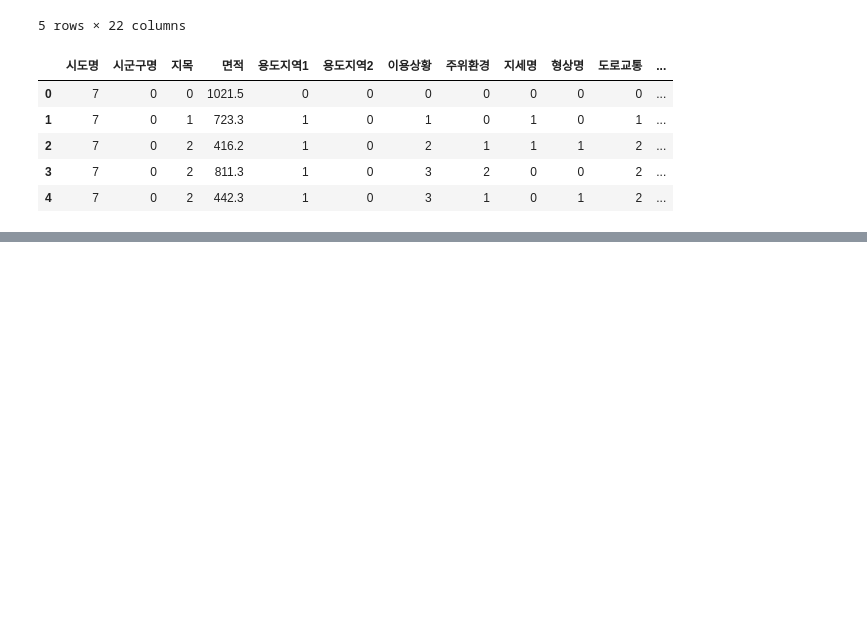
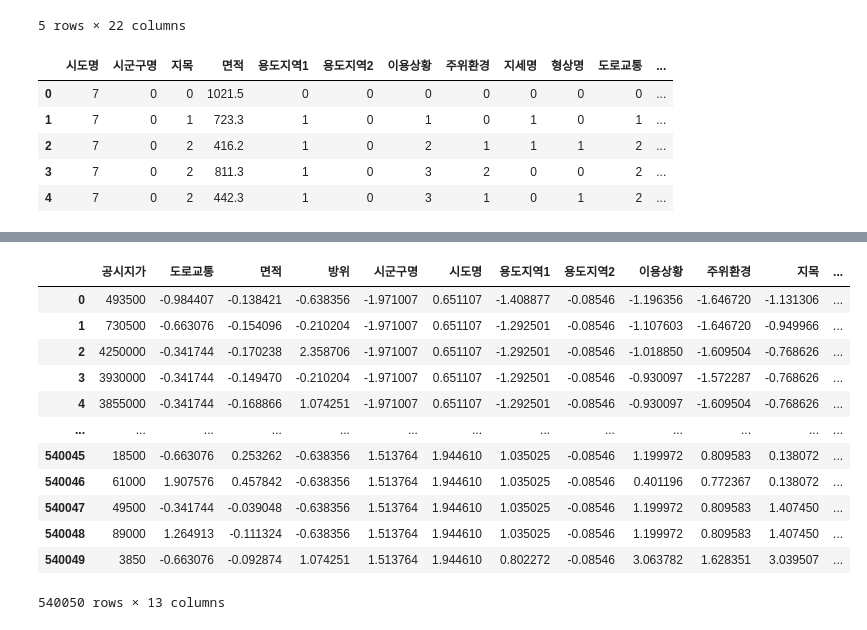
Before and after one commit to ruinsage/DataScience, a Jupyter notebook: 04_AI/02_머신러닝/ground_시간단축본.ipynb, the cells around one changed output, grey strips where cells are left out. Cells and saved outputs as stored; diff of their text form; code cells hidden in the pictures; blank space fills up the shorter version.

```diff
--- a/04_AI/02_머신러닝/ground_시간단축본.ipynb
+++ b/04_AI/02_머신러닝/ground_시간단축본.ipynb
@@ -34,0 +51,24 @@ ground_data.head()
+# %%
+target = ground3['공시지가']
+# %%
+ground_data = ground3[ground3.columns.difference(['공시지가','지리적위치1_2','지리적위치2_2'])]
+# %%
+ground_standardized = (ground_data - ground_data.mean()) / ground_data.std()
+# %%
+ground_data_standardized = pd.concat([target, ground_standardized], axis = 1)
+# %%
+ground_data_standardized
+# %% [output]
+|  | 공시지가 | 도로교통 | 면적 | 방위 | 시군구명 | 시도명 | 용도지역1 | 용도지역2 | 이용상황 | 주위환경 | 지목 | ... |
+| 0 | 493500 | -0.984407 | -0.138421 | -0.638356 | -1.971007 | 0.651107 | -1.408877 | -0.08546 | -1.196356 | -1.646720 | -1.131306 | ... |
+| 1 | 730500 | -0.663076 | -0.154096 | -0.210204 | -1.971007 | 0.651107 | -1.292501 | -0.08546 | -1.107603 | -1.646720 | -0.949966 | ... |
+| 2 | 4250000 | -0.341744 | -0.170238 | 2.358706 | -1.971007 | 0.651107 | -1.292501 | -0.08546 | -1.018850 | -1.609504 | -0.768626 | ... |
+| 3 | 3930000 | -0.341744 | -0.149470 | -0.210204 | -1.971007 | 0.651107 | -1.292501 | -0.08546 | -0.930097 | -1.572287 | -0.768626 | ... |
+| 4 | 3855000 | -0.341744 | -0.168866 | 1.074251 | -1.971007 | 0.651107 | -1.292501 | -0.08546 | -0.930097 | -1.609504 | -0.768626 | ... |
+| ... | ... | ... | ... | ... | ... | ... | ... | ... | ... | ... | ... | ... |
+| 540045 | 18500 | -0.663076 | 0.253262 | -0.638356 | 1.513764 | 1.944610 | 1.035025 | -0.08546 | 1.199972 | 0.809583 | 0.138072 | ... |
+| 540046 | 61000 | 1.907576 | 0.457842 | -0.638356 | 1.513764 | 1.944610 | 1.035025 | -0.08546 | 0.401196 | 0.772367 | 0.138072 | ... |
+| 540047 | 49500 | -0.341744 | -0.039048 | -0.638356 | 1.513764 | 1.944610 | 1.035025 | -0.08546 | 1.199972 | 0.809583 | 1.407450 | ... |
+| 540048 | 89000 | 1.264913 | -0.111324 | -0.638356 | 1.513764 | 1.944610 | 1.035025 | -0.08546 | 1.199972 | 0.809583 | 1.407450 | ... |
+| 540049 | 3850 | -0.663076 | -0.092874 | 1.074251 | 1.513764 | 1.944610 | 0.802272 | -0.08546 | 3.063782 | 1.628351 | 3.039507 | ... |
+540050 rows × 13 columns
```
Also changed, not shown: parts of 15 cells of this notebook, 21 other files.
